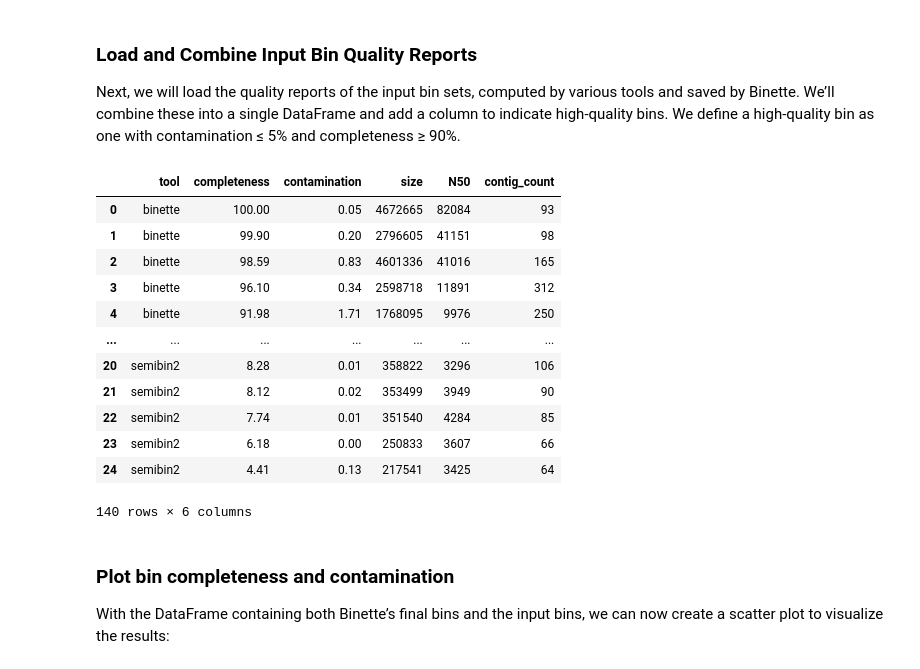
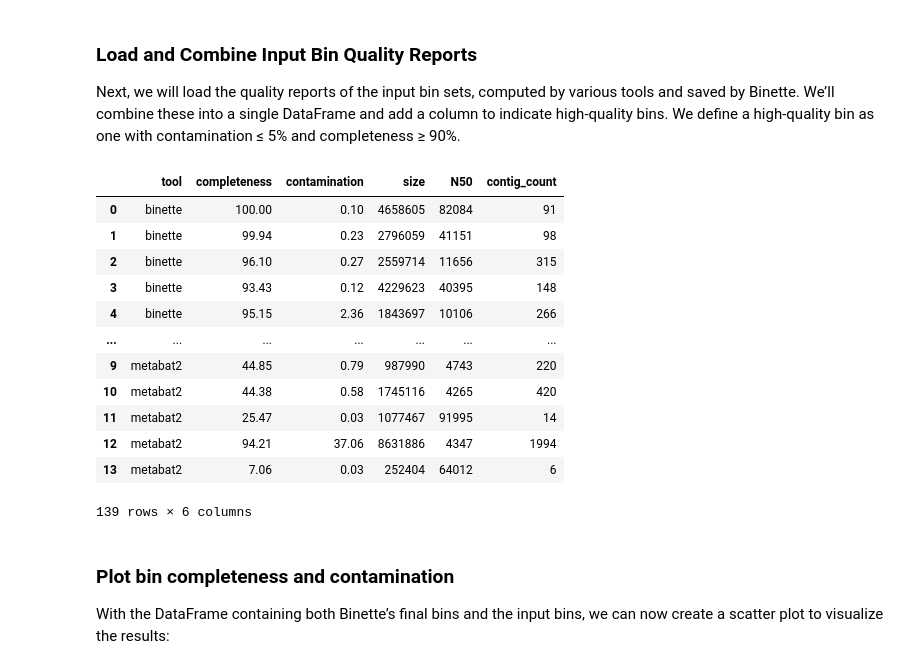
Before and after one commit to genotoul-bioinfo/Binette, a Jupyter notebook: docs/tutorial/analyse_binette_result.ipynb, the cells around one changed output. Cells and saved outputs as stored; diff of their text form; code cells hidden in the pictures.

```diff
--- a/docs/tutorial/analyse_binette_result.ipynb
+++ b/docs/tutorial/analyse_binette_result.ipynb
@@ -24,9 +22,9 @@ pio.renderers.default = "sphinx_gallery"
 
 Now, let's load the final Binette quality report into a Pandas DataFrame:
 # %%
-binette_result_file = "./binette_output/bin_info.tsv"
-df_binette = pd.read_csv(binette_result_file, sep="\t")
-df_binette["tool"] = "binette"  # Add a column to label the tool
-df_binette["index"] = df_binette.index  # Add an index column
+binette_result_file = "./binette_output/final_bins_quality_reports.tsv"
+df_binette = pd.read_csv(binette_result_file, sep='\t')
+df_binette['tool'] = "binette"  # Add a column to label the tool
+df_binette['index'] = df_binette.index  # Add an index column
 df_binette
 # %% [output]
@@ -51,44 +49,43 @@ df_binette
 
 Next, we will load the quality reports of the input bin sets, computed by various tools and saved by Binette. We’ll combine these into a single DataFrame and add a column to indicate high-quality bins. We define a high-quality bin as one with contamination ≤ 5% and completeness ≥ 90%.
 # %%
+from pathlib import Path
+
 input_bins_quality_reports_dir = Path("binette_output/input_bins_quality_reports/")
 
 # Initialize the list with Binette results
 df_input_bin_list = [df_binette]
 
 # Load each input bin quality report
 for input_bin_metric_file in input_bins_quality_reports_dir.glob("*tsv"):
-    tool = input_bin_metric_file.name.split(".")[1].split("_")[
-        0
-    ]  # Extract tool name from file
-    df_temp = pd.read_csv(input_bin_metric_file, sep="\t")
-    df_temp["tool"] = tool
-    df_temp["index"] = df_temp.index
-    df_input_bin_list.append(df_temp)
+    tool = input_bin_metric_file.name.split('.')[1].split('_')[0]  # Extract tool name from file name
+    df_input = pd.read_csv(input_bin_metric_file, sep='\t')
+    df_input['index'] = df_input.index
+    df_input['tool'] = tool
+    df_input_bin_list.append(df_input)
 
-# Concatenate all DataFrames
-df_input_bins = pd.concat(df_input_bin_list, ignore_index=True)
+# Combine all DataFrames into one
+df_bins = pd.concat(df_input_bin_list)
 
-# Add high-quality bin classification
-df_input_bins["high_quality"] = (df_input_bins["contamination"] <= 5) & (
-    df_input_bins["completeness"] >= 90
-)
+# Add a column to indicate high-quality bins
+df_bins["High quality bin"] = (df_bins['completeness'] >= 90) & (df_bins['contamination'] <= 5)
 
-df_input_bins
+# Display relevant columns
+df_bins[[ "tool", "completeness", "contamination", "size", "N50", "contig_count"]]
 # %% [output]
 |  | tool | completeness | contamination | size | N50 | contig_count |
-| 0 | binette | 100.00 | 0.05 | 4672665 | 82084 | 93 |
-| 1 | binette | 99.90 | 0.20 | 2796605 | 41151 | 98 |
-| 2 | binette | 98.59 | 0.83 | 4601336 | 41016 | 165 |
-| 3 | binette | 96.10 | 0.34 | 2598718 | 11891 | 312 |
-| 4 | binette | 91.98 | 1.71 | 1768095 | 9976 | 250 |
+| 0 | binette | 100.00 | 0.10 | 4658605 | 82084 | 91 |
+| 1 | binette | 99.94 | 0.23 | 2796059 | 41151 | 98 |
+| 2 | binette | 96.10 | 0.27 | 2559714 | 11656 | 315 |
+| 3 | binette | 93.43 | 0.12 | 4229623 | 40395 | 148 |
+| 4 | binette | 95.15 | 2.36 | 1843697 | 10106 | 266 |
 | ... | ... | ... | ... | ... | ... | ... |
-| 20 | semibin2 | 8.28 | 0.01 | 358822 | 3296 | 106 |
-| 21 | semibin2 | 8.12 | 0.02 | 353499 | 3949 | 90 |
-| 22 | semibin2 | 7.74 | 0.01 | 351540 | 4284 | 85 |
-| 23 | semibin2 | 6.18 | 0.00 | 250833 | 3607 | 66 |
-| 24 | semibin2 | 4.41 | 0.13 | 217541 | 3425 | 64 |
+| 9 | metabat2 | 44.85 | 0.79 | 987990 | 4743 | 220 |
+| 10 | metabat2 | 44.38 | 0.58 | 1745116 | 4265 | 420 |
+| 11 | metabat2 | 25.47 | 0.03 | 1077467 | 91995 | 14 |
+| 12 | metabat2 | 94.21 | 37.06 | 8631886 | 4347 | 1994 |
+| 13 | metabat2 | 7.06 | 0.03 | 252404 | 64012 | 6 |
-140 rows × 6 columns
+139 rows × 6 columns
 # %% [markdown]
 ### Plot bin completeness and contamination
 With the DataFrame containing both Binette’s final bins and the input bins, we can now create a scatter plot to visualize the results:
```
Also changed, not shown: parts of 7 cells of this notebook, 10 other files.
